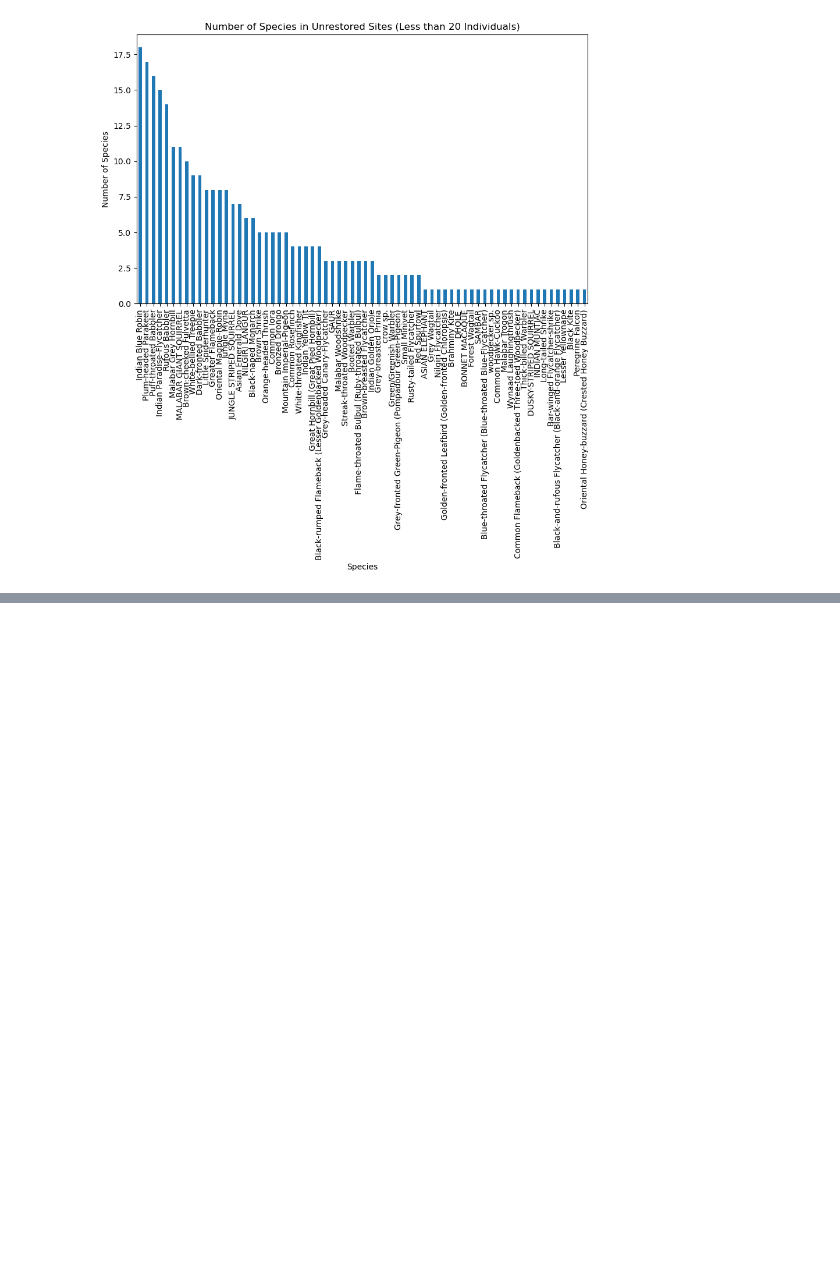
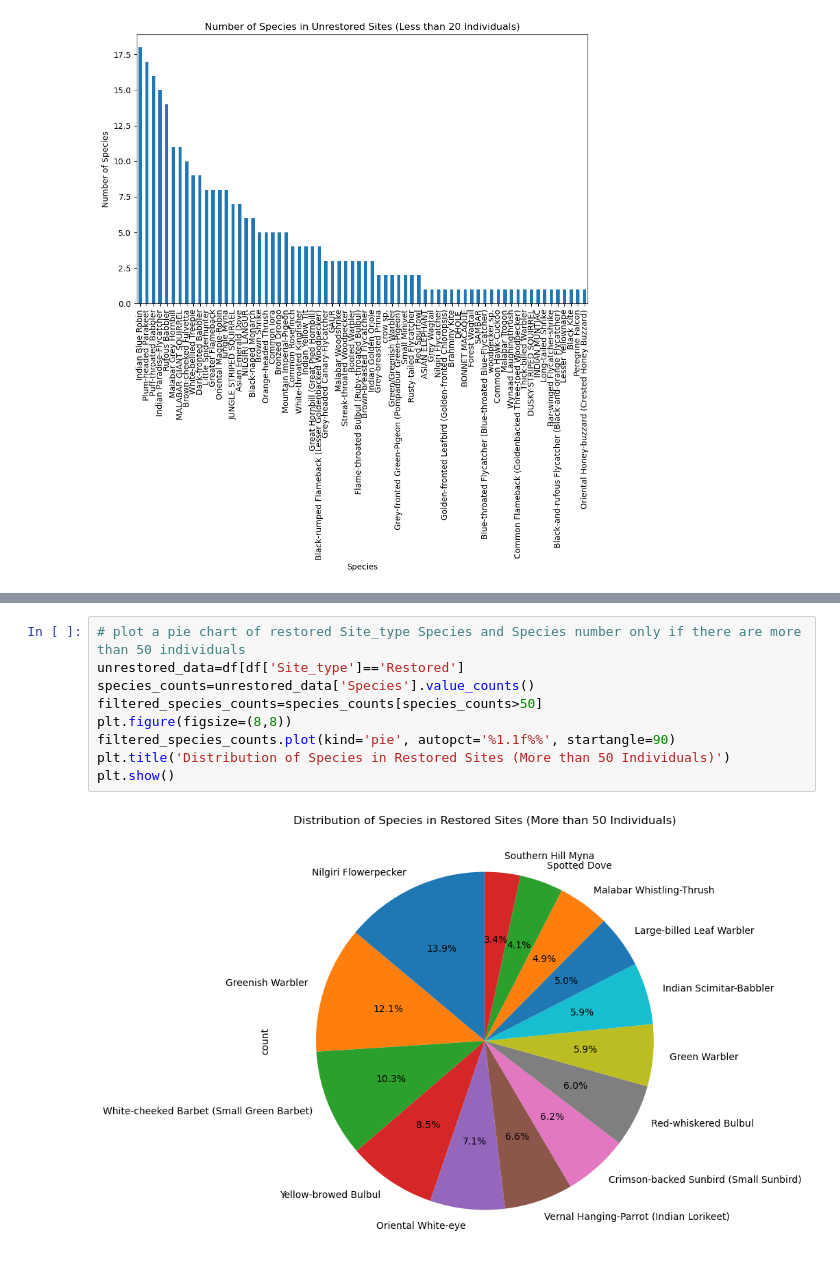
Before and after one commit to enyakemp21/BIO_350, a Jupyter notebook: Final_Project.ipynb, the cells around one changed output, grey strips where cells are left out. Drawn from its saved outputs; the diff is of its cells as text; blank space fills up the shorter version.

```diff
--- a/Final_Project.ipynb
+++ b/Final_Project.ipynb
@@ -89,0 +225,11 @@ plt.show()
+# %%
+# plot a pie chart of restored Site_type Species and Species number only if there are more than 50 individuals
+unrestored_data=df[df['Site_type']=='Restored']
+species_counts=unrestored_data['Species'].value_counts()
+filtered_species_counts=species_counts[species_counts>50]
+plt.figure(figsize=(8,8))
+filtered_species_counts.plot(kind='pie', autopct='%1.1f%%', startangle=90)
+plt.title('Distribution of Species in Restored Sites (More than 50 Individuals)')
+plt.show()
+# %% [output]
+[figure, added]
```
Also changed, not shown: parts of 8 cells of this notebook.
